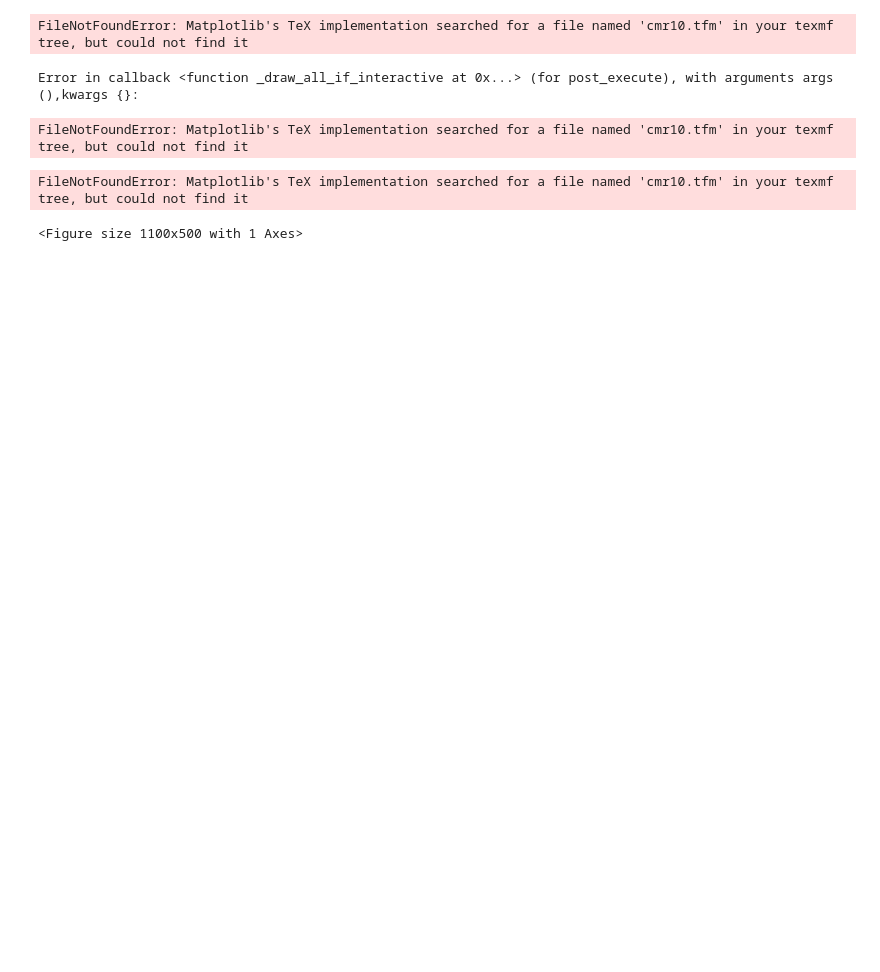
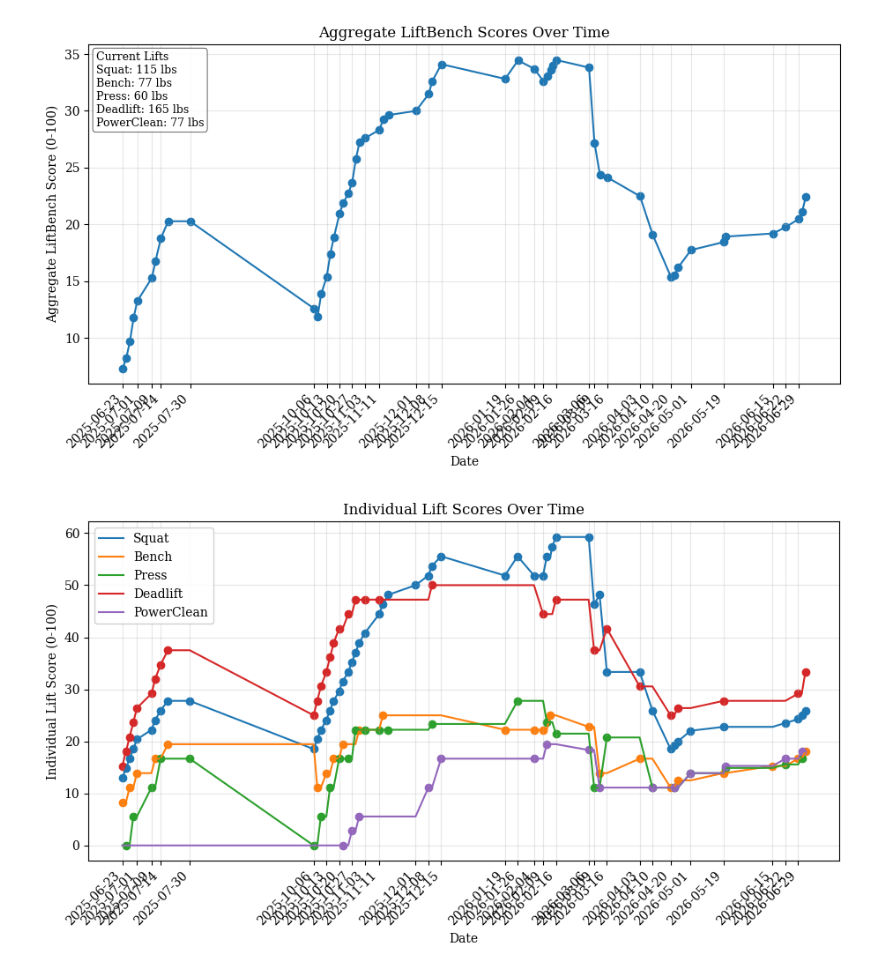
Before and after one commit to aidanvyas/human_evals, a Jupyter notebook: liftbench.ipynb, the cells around one changed output. Drawn from its saved outputs; the diff is of its cells as text; code cells hidden in the pictures; blank space fills up the shorter version.

```diff
--- a/liftbench.ipynb
+++ b/liftbench.ipynb
@@ -4,7 +4,7 @@ import matplotlib.pyplot as plt
 import pandas as pd
 
 plt.rcParams.update({
-    'text.usetex': True,
+    'mathtext.fontset': 'cm',
     'font.family': 'serif',
 })
 
@@ -106,38 +106,35 @@ for lift in lift_cols:
     )
     idx = df.index[performed[lift]]
     ax.scatter(
         idx,
         scores.loc[idx, lift],
     )
 
 # Add a title, labels, a grid, and a legend
 ax.set_title("Individual Lift Scores Over Time")
 ax.set_xlabel("Date")
 ax.set_ylabel("Individual Lift Score (0-100)")
 ax.grid(visible=True, alpha=0.3)
 ax.legend(loc="upper left", frameon=True, framealpha=0.9)
 
 # Group by weeks that START Monday (i.e., weeks END Sunday => "W-SUN")
 first_session_each_week = (
     scores.index.to_series()
     .groupby(scores.index.to_period("W-SUN"))
     .min()
     .sort_values()
 )
 
 # Use only those dates as x-ticks, rotate 45°
 ax.set_xticks(first_session_each_week.tolist())
 ax.xaxis.set_major_formatter(mdates.DateFormatter("%Y-%m-%d"))
 plt.setp(ax.get_xticklabels(), rotation=45, ha="right")
 
 # Save the figure
 plt.savefig("plots/individual_liftbench", dpi=1000)
 # %% [output]
-FileNotFoundError: Matplotlib's TeX implementation searched for a file named 'cmr10.tfm' in your texmf tree, but could not find it
-Error in callback <function _draw_all_if_interactive at 0x...> (for post_execute), with arguments args (),kwargs {}:
-FileNotFoundError: Matplotlib's TeX implementation searched for a file named 'cmr10.tfm' in your texmf tree, but could not find it
-FileNotFoundError: Matplotlib's TeX implementation searched for a file named 'cmr10.tfm' in your texmf tree, but could not find it
-<Figure size 1100x500 with 1 Axes>
+[figure, added]
+[figure, added]
 # %%
 # Aesthetics data is loaded from data/aesthetics.csv below
 
```
Also changed, not shown: parts of 1 cell of this notebook, 9 other files.
